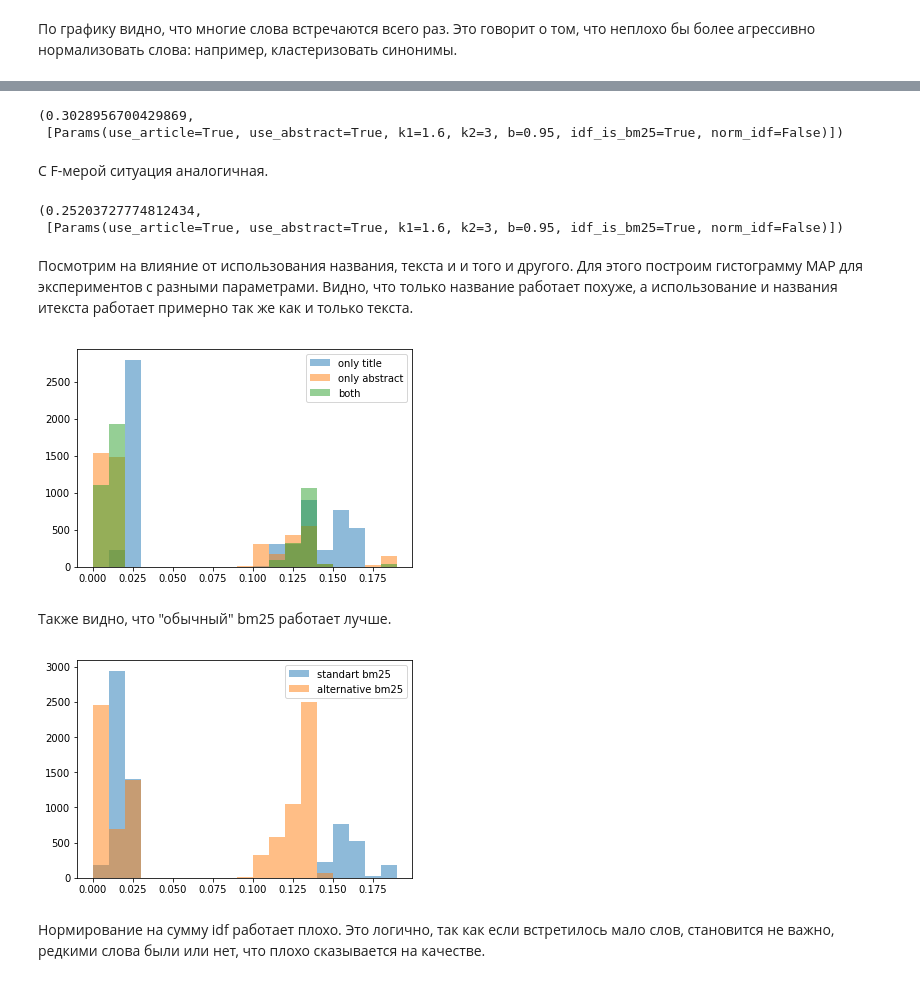
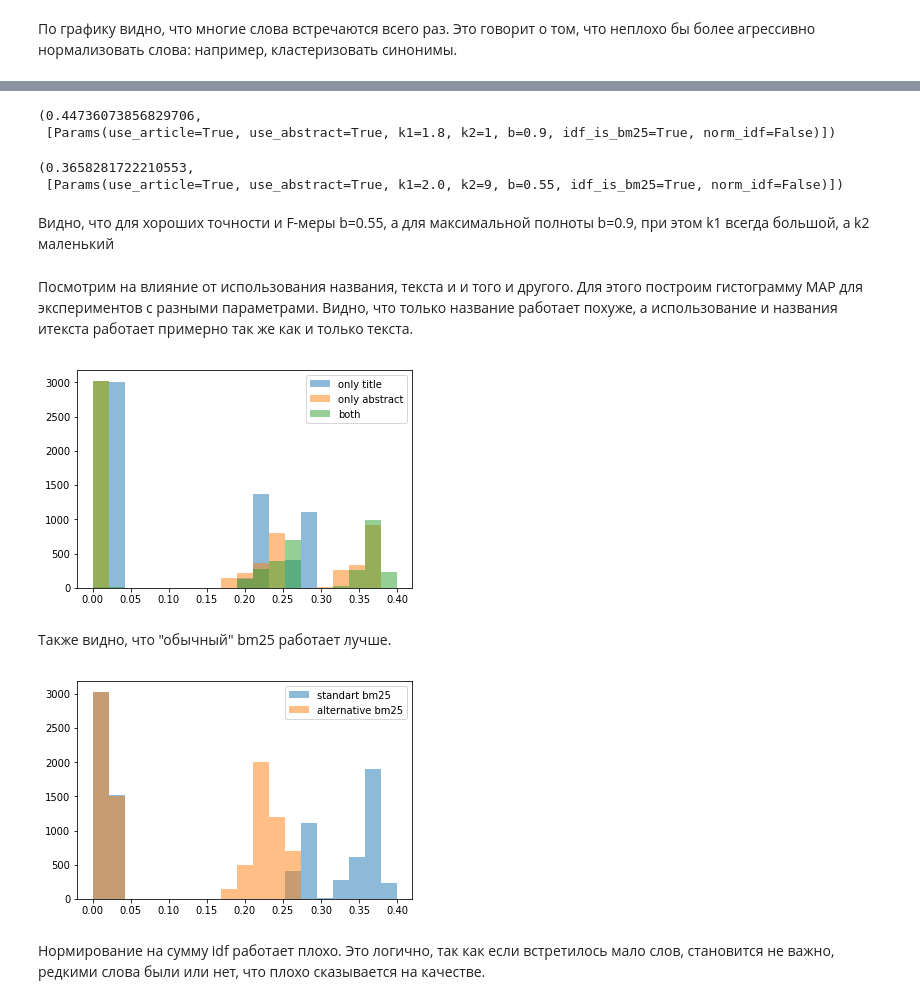
Before and after one commit to satanevsky/ir_lab, a Jupyter notebook: ir.ipynb, the cells around one changed output, grey strips where cells are left out. Cells and saved outputs as stored; diff of their text form; code cells hidden in the pictures.

```diff
--- a/ir.ipynb
+++ b/ir.ipynb
@@ -173,6 +173,7 @@ class Scorer(object):
 # %% [markdown]
 Собственно, сущность, проверяющая качество движка. Основана на eval.py с той разницей, что возвращает метрики как объект и встроено в код. Также evaluator делает запросы в поисковый движок и отрезает выдочу до 10 элементов, чтобы сгенерировать пары запрос-документ.
 # %%
+from collections import defaultdict
 import numpy as np
 
 
@@ -189,19 +190,13 @@ class Evaluator(object):
                 self._true_pairs.append((qid, did))
 
     def _eval_predicted_pairs(self, predicted_pairs):
-        q2reld = {}
+        q2reld = defaultdict(set)
         for qid, did in self._true_pairs:
-            if qid in q2reld.keys():
-                q2reld[qid].add(did)
-            else:
-                q2reld[qid] = set()
+            q2reld[qid].add(did)
 
-        q2retrd = {}
+        q2retrd = defaultdict(list)
         for qid, did in predicted_pairs:
-            if qid in q2retrd.keys():
-                q2retrd[qid].append(did)
-            else:
-                q2retrd[qid] = []
+            q2retrd[qid].append(did)
 
         N = len(q2retrd.keys())
         precision = sum([len(q2reld[q].intersection(q2retrd[q]))*1.0/len(q2retrd[q]) for q in q2retrd.keys()]) / N
@@ -406,21 +396,21 @@ max_precision, [el[0] for el in trial_results if el[1].precision == max_precisio
 max_recall = max(el[1].recall for el in trial_results)
 max_recall, [el[0] for el in trial_results if el[1].recall == max_recall]
 # %% [output]
-(0.3028956700429869,
- [Params(use_article=True, use_abstract=True, k1=1.6, k2=3, b=0.95, idf_is_bm25=True, norm_idf=False)])
+(0.44736073856829706,
+ [Params(use_article=True, use_abstract=True, k1=1.8, k2=1, b=0.9, idf_is_bm25=True, norm_idf=False)])
-# %% [markdown]
-С F-мерой ситуация аналогичная.
 # %%
 max_f_measure = max(el[1].f_measure for el in trial_results)
 max_f_measure, [el[0] for el in trial_results if el[1].f_measure == max_f_measure]
 # %% [output]
-(0.25203727774812434,
- [Params(use_article=True, use_abstract=True, k1=1.6, k2=3, b=0.95, idf_is_bm25=True, norm_idf=False)])
+(0.3658281722210553,
+ [Params(use_article=True, use_abstract=True, k1=2.0, k2=9, b=0.55, idf_is_bm25=True, norm_idf=False)])
+# %% [markdown]
+Видно, что для хороших точности и F-меры b=0.55, а для максимальной полноты b=0.9, при этом k1 всегда большой, а k2 маленький
 # %% [markdown]
 Посмотрим на влияние от использования названия, текста и и того и другого. Для этого построим гистограмму MAP для экспериментов с разными параметрами. Видно, что только название работает похуже, а использование и названия итекста работает примерно так же как и только текста.
 # %%
 import numpy as np
-bins = np.linspace(0.0, 0.19, 20)
+bins = np.linspace(0.0, 0.4, 20)
 
 plt.hist([el[1].MAP for el in trial_results if el[0].use_article == True and el[0].use_abstract == False], bins, alpha=0.5, label='only title')
 plt.hist([el[1].MAP for el in trial_results if el[0].use_article == False and el[0].use_abstract == True], bins, alpha=0.5, label='only abstract')
@@ -428,18 +418,18 @@ plt.hist([el[1].MAP for el in trial_results if el[0].use_article == True and el[
 plt.legend(loc='upper right')
 plt.show()
 # %% [output]
-[figure, old version]
+[figure, new version]
 # %% [markdown]
 Также видно, что "обычный" bm25 работает лучше.
 # %%
-bins = np.linspace(0.0, 0.19, 20)
+bins = np.linspace(0.0, 0.4, 20)
 
 plt.hist([el[1].MAP for el in trial_results if el[0].idf_is_bm25 == True], bins, alpha=0.5, label='standart bm25')
 plt.hist([el[1].MAP for el in trial_results if el[0].idf_is_bm25 == False], bins, alpha=0.5, label='alternative bm25')
 plt.legend(loc='upper right')
 plt.show()
 # %% [output]
-[figure, old version]
+[figure, new version]
 # %% [markdown]
 Нормирование на сумму idf работает плохо. Это логично, так как если встретилось мало слов, становится не важно, редкими слова были или нет, что плохо сказывается на качестве.
 # %%
```
Also changed, not shown: parts of 11 cells of this notebook.
